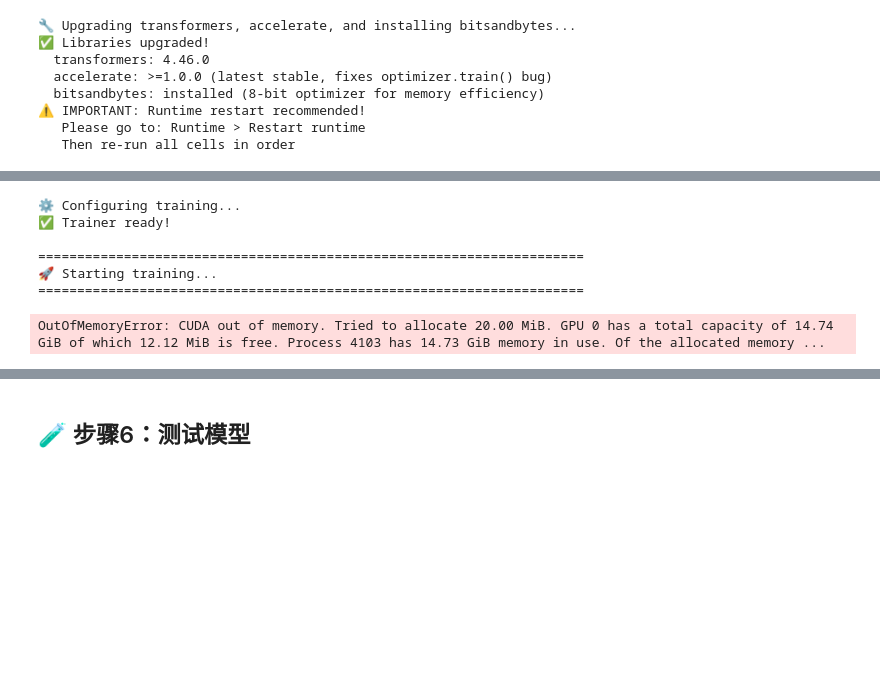
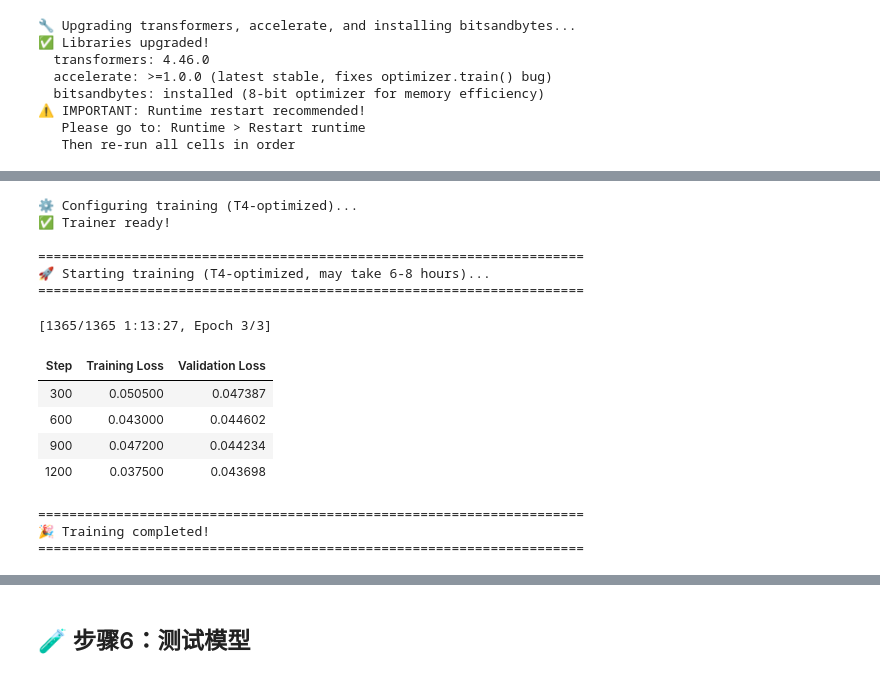
Before and after one commit to rockyistt/gis-code-ai, a Jupyter notebook: notebooks/Train_GIS_Model_Colab.ipynb, the cells around one changed output, grey strips where cells are left out. Drawn from its saved outputs; the diff is of its cells as text; code cells hidden in the pictures; blank space fills up the shorter version.

```diff
--- a/notebooks/Train_GIS_Model_Colab.ipynb
+++ b/notebooks/Train_GIS_Model_Colab.ipynb
@@ -584,6 +587,6 @@ NameError: name 'TRAIN_FILE' is not defined
 # %%
 # 配置训练
-print("⚙️ Configuring training...")
+print("⚙️ Configuring training (T4-optimized)...")
 
 training_args = TrainingArguments(
     output_dir=OUTPUT_DIR,
@@ -592,24 +595,25 @@ training_args = TrainingArguments(
     per_device_eval_batch_size=BATCH_SIZE,
     gradient_accumulation_steps=GRADIENT_ACCUMULATION,
     learning_rate=LEARNING_RATE,
-    warmup_steps=100,
+    warmup_steps=50,  # Reduced from 100
     logging_steps=10,
-    save_steps=500,
-    eval_steps=500,
+    save_steps=300,  # Reduced from 500
+    eval_steps=300,  # Reduced from 500
     eval_strategy="steps",
     save_strategy="steps",
     load_best_model_at_end=True,
     fp16=True,  # Enable fp16 compute
     bf16=False,
-    optim="adamw_torch",  # Standard optimizer for float16
+    optim="adamw_8bit",  # 8-bit AdamW for memory efficiency (requires bitsandbytes)
     lr_scheduler_type="cosine",
-    save_total_limit=3,
+    save_total_limit=2,  # Reduced from 3 to save disk space
     report_to="none",
     logging_dir=f"{OUTPUT_DIR}/logs",
     ddp_find_unused_parameters=False,
     remove_unused_columns=False,
     push_to_hub=False,
-    gradient_checkpointing=True,  # Ensure Trainer-aware checkpointing
+    gradient_checkpointing=True,  # Memory savings via checkpointing
+    max_grad_norm=1.0,  # Gradient clipping
 )
 
 data_collator = DataCollatorForSeq2Seq(
@@ -619,38 +623,46 @@ data_collator = DataCollatorForSeq2Seq(
 )
 
 trainer = Trainer(
     model=model,
     args=training_args,
     train_dataset=train_dataset,
     eval_dataset=eval_dataset,
-    tokenizer=tokenizer,
+    processing_class=tokenizer,  # Use processing_class instead of tokenizer (new API)
     data_collator=data_collator,
 )
 
 print("✅ Trainer ready!")
 print("\n" + "="*70)
-print("🚀 Starting training...")
+print("🚀 Starting training (T4-optimized, may take 1-2 hours)...")
 print("="*70)
 
 # 训练前清理显存，减少碎片
 import gc
 gc.collect()
 torch.cuda.empty_cache()
 
 # 开始训练
 trainer.train()
 
 print("\n" + "="*70)
 print("🎉 Training completed!")
 print("="*70)
 # %% [output]
-⚙️ Configuring training...
+⚙️ Configuring training (T4-optimized)...
 ✅ Trainer ready!
 
 ======================================================================
-🚀 Starting training...
+🚀 Starting training (T4-optimized, may take 6-8 hours)...
 ======================================================================
-OutOfMemoryError: CUDA out of memory. Tried to allocate 20.00 MiB. GPU 0 has a total capacity of 14.74 GiB of which 12.12 MiB is free. Process 4103 has 14.73 GiB memory in use. Of the allocated memory ...
+[1365/1365 1:13:27, Epoch 3/3]
+| Step | Training Loss | Validation Loss |
+| 300 | 0.050500 | 0.047387 |
+| 600 | 0.043000 | 0.044602 |
+| 900 | 0.047200 | 0.044234 |
+| 1200 | 0.037500 | 0.043698 |
+======================================================================
+🎉 Training completed!
+======================================================================
 # %%
 # 保存模型
 print("💾 Saving model...")
```
Also changed, not shown: parts of 9 cells of this notebook.
